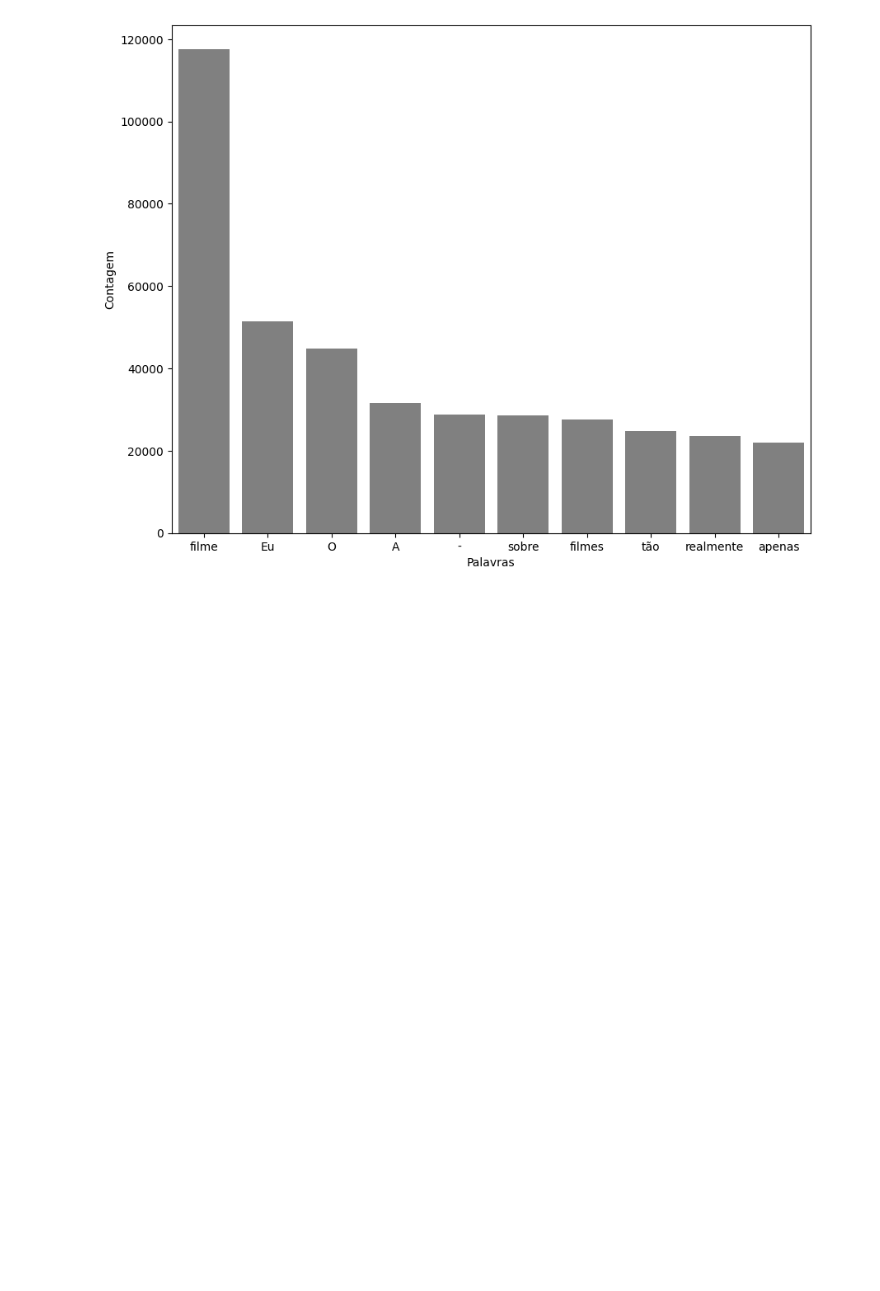
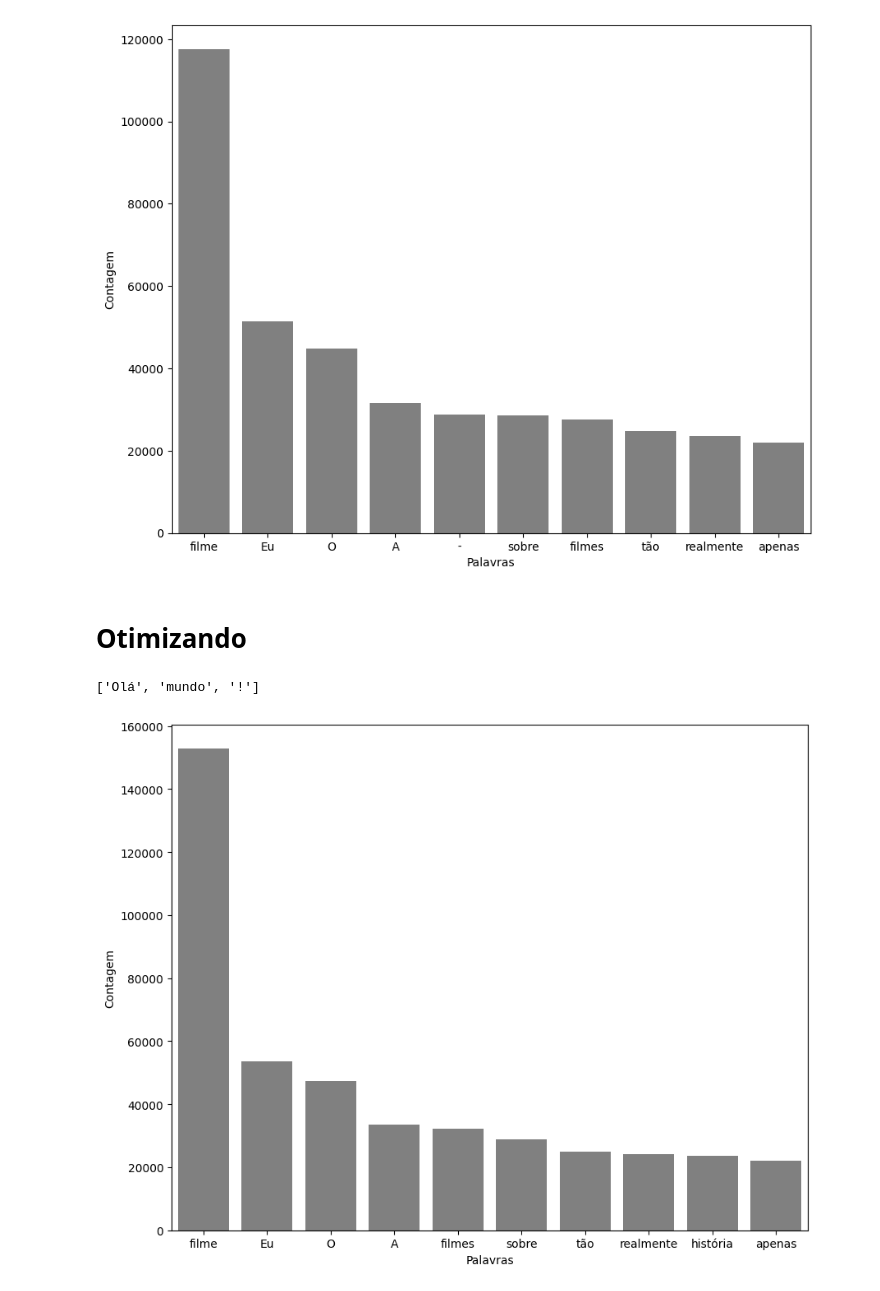
Before and after one commit to KaueAbbe/Projeto-Estude_Python, a Jupyter notebook: Estude Machine Learning/NLP/Analise_Sentimento.ipynb, the cells around one changed output. Drawn from its saved outputs; the diff is of its cells as text; code cells hidden in the pictures; blank space fills up the shorter version.

```diff
--- a/Estude Machine Learning/NLP/Analise_Sentimento.ipynb
+++ b/Estude Machine Learning/NLP/Analise_Sentimento.ipynb
@@ -420,3 +428,39 @@ classificar_texto(resenha, 'tratamento_1', 'classificacao')
 pareto(resenha, 'tratamento_1', 10)
 # %% [output]
 [figure]
+# %% [markdown]
+# Otimizando
+# %%
+from nltk import tokenize
+
+frase = "Olá mundo!"
+token_pontuacao = tokenize.WordPunctTokenizer()
+token_frase = token_pontuacao.tokenize(frase)
+
+print(token_frase)
+# %% [output]
+['Olá', 'mundo', '!']
+# %%
+from string import punctuation
+
+pontuacao = list(punctuation)
+
+pontuacao_stopwords = pontuacao + palavras_irrelevantes
+
+frase_processada = list()
+
+for opiniao in resenha['tratamento_1']:
+  nova_frase = list()
+  palavras_texto = token_pontuacao.tokenize(opiniao)
+
+  for palavra in palavras_texto:
+    if palavra not in pontuacao_stopwords:
+      nova_frase.append(palavra)
+
+  frase_processada.append(' '.join(nova_frase))
+
+resenha['tratamento_2'] = frase_processada
+# %%
+pareto(resenha, 'tratamento_2', 10)
+# %% [output]
+[figure, added]
```
Also changed, not shown: parts of 38 cells of this notebook.
